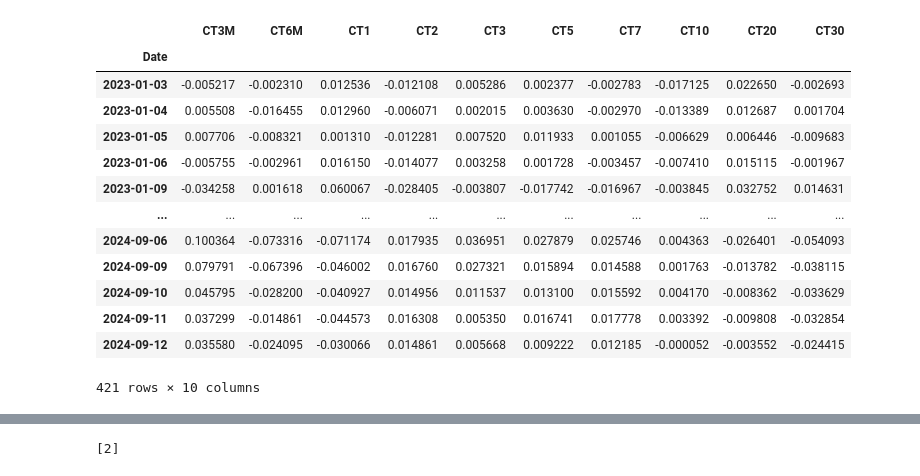
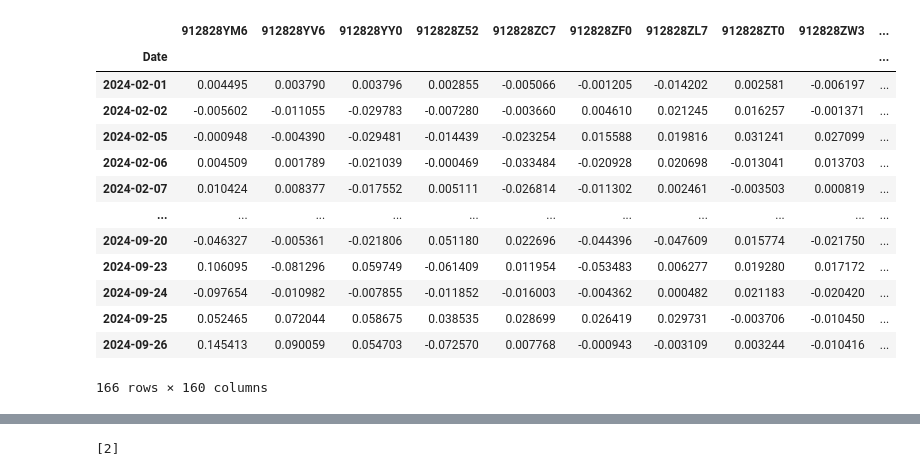
Before and after one commit to cleeclee123/Curvy-CUSIPs, a Jupyter notebook: pca.ipynb, the cells around one changed output, grey strips where cells are left out. Saved outputs shown, nothing was run; the diff lists cells and outputs as text; code cells hidden in the pictures.

```diff
--- a/pca.ipynb
+++ b/pca.ipynb
@@ -121,6 +128,7 @@ plt.show()
 # %%
 pc3_ct_df = run_pca_yield_curve(
-    df=ct_yields_df.set_index("Date"),
+    df=cusips_ts_df.set_index("Date"),
+    is_cusips=True,
     n_components=3,
     # run_on_diff=True,
     show_cumul_ex_var=True,
@@ -129,11 +137,4 @@ pc3_ct_df = run_pca_yield_curve(
     show_reconstructed=True,
     show_3d_plot=True
 )
-pc3_ct_df
-# pca_n3_residuals_df = pd.DataFrame(
-#     ct_yields_df.set_index("Date").values - pc3_ct_df.values,
-#     columns=pc3_ct_df.columns,
-#     index=pc3_ct_df.index,
-# )
-# pca_n3_residuals_df
 # %% [output]
@@ -161,25 +145,25 @@ Reconstruction Error (MSE): 0.0008132488692310707
 # %%
 residuals_df = pd.DataFrame(
-    ct_yields_df.set_index("Date").values - pc3_ct_df["reconstructed_df"].values,
+    cusips_ts_df.set_index("Date").values - pc3_ct_df["reconstructed_df"].values,
     columns=pc3_ct_df["reconstructed_df"].columns,
     index=pc3_ct_df["reconstructed_df"].index,
 )
 residuals_df
 # %% [output]
-|  | CT3M | CT6M | CT1 | CT2 | CT3 | CT5 | CT7 | CT10 | CT20 | CT30 |
-| Date |  |  |  |  |  |  |  |  |  |  |
-| 2023-01-03 | -0.005217 | -0.002310 | 0.012536 | -0.012108 | 0.005286 | 0.002377 | -0.002783 | -0.017125 | 0.022650 | -0.002693 |
-| 2023-01-04 | 0.005508 | -0.016455 | 0.012960 | -0.006071 | 0.002015 | 0.003630 | -0.002970 | -0.013389 | 0.012687 | 0.001704 |
-| 2023-01-05 | 0.007706 | -0.008321 | 0.001310 | -0.012281 | 0.007520 | 0.011933 | 0.001055 | -0.006629 | 0.006446 | -0.009683 |
-| 2023-01-06 | -0.005755 | -0.002961 | 0.016150 | -0.014077 | 0.003258 | 0.001728 | -0.003457 | -0.007410 | 0.015115 | -0.001967 |
-| 2023-01-09 | -0.034258 | 0.001618 | 0.060067 | -0.028405 | -0.003807 | -0.017742 | -0.016967 | -0.003845 | 0.032752 | 0.014631 |
+|  | 912828YM6 | 912828YV6 | 912828YY0 | 912828Z52 | 912828ZC7 | 912828ZF0 | 912828ZL7 | 912828ZT0 | 912828ZW3 | ... |
+| Date |  |  |  |  |  |  |  |  |  | ... |
+| 2024-02-01 | 0.004495 | 0.003790 | 0.003796 | 0.002855 | -0.005066 | -0.001205 | -0.014202 | 0.002581 | -0.006197 | ... |
+| 2024-02-02 | -0.005602 | -0.011055 | -0.029783 | -0.007280 | -0.003660 | 0.004610 | 0.021245 | 0.016257 | -0.001371 | ... |
+| 2024-02-05 | -0.000948 | -0.004390 | -0.029481 | -0.014439 | -0.023254 | 0.015588 | 0.019816 | 0.031241 | 0.027099 | ... |
+| 2024-02-06 | 0.004509 | 0.001789 | -0.021039 | -0.000469 | -0.033484 | -0.020928 | 0.020698 | -0.013041 | 0.013703 | ... |
+| 2024-02-07 | 0.010424 | 0.008377 | -0.017552 | 0.005111 | -0.026814 | -0.011302 | 0.002461 | -0.003503 | 0.000819 | ... |
 | ... | ... | ... | ... | ... | ... | ... | ... | ... | ... | ... |
-| 2024-09-06 | 0.100364 | -0.073316 | -0.071174 | 0.017935 | 0.036951 | 0.027879 | 0.025746 | 0.004363 | -0.026401 | -0.054093 |
-| 2024-09-09 | 0.079791 | -0.067396 | -0.046002 | 0.016760 | 0.027321 | 0.015894 | 0.014588 | 0.001763 | -0.013782 | -0.038115 |
-| 2024-09-10 | 0.045795 | -0.028200 | -0.040927 | 0.014956 | 0.011537 | 0.013100 | 0.015592 | 0.004170 | -0.008362 | -0.033629 |
-| 2024-09-11 | 0.037299 | -0.014861 | -0.044573 | 0.016308 | 0.005350 | 0.016741 | 0.017778 | 0.003392 | -0.009808 | -0.032854 |
-| 2024-09-12 | 0.035580 | -0.024095 | -0.030066 | 0.014861 | 0.005668 | 0.009222 | 0.012185 | -0.000052 | -0.003552 | -0.024415 |
+| 2024-09-20 | -0.046327 | -0.005361 | -0.021806 | 0.051180 | 0.022696 | -0.044396 | -0.047609 | 0.015774 | -0.021750 | ... |
+| 2024-09-23 | 0.106095 | -0.081296 | 0.059749 | -0.061409 | 0.011954 | -0.053483 | 0.006277 | 0.019280 | 0.017172 | ... |
+| 2024-09-24 | -0.097654 | -0.010982 | -0.007855 | -0.011852 | -0.016003 | -0.004362 | 0.000482 | 0.021183 | -0.020420 | ... |
+| 2024-09-25 | 0.052465 | 0.072044 | 0.058675 | 0.038535 | 0.028699 | 0.026419 | 0.029731 | -0.003706 | -0.010450 | ... |
+| 2024-09-26 | 0.145413 | 0.090059 | 0.054703 | -0.072570 | 0.007768 | -0.000943 | -0.003109 | 0.003244 | -0.010416 | ... |
-421 rows × 10 columns
+166 rows × 160 columns
 # %%
 create_residuals_surface_plot(
     residuals_df=pd.DataFrame(
```
Also changed, not shown: parts of 14 cells of this notebook, 16 other files.
